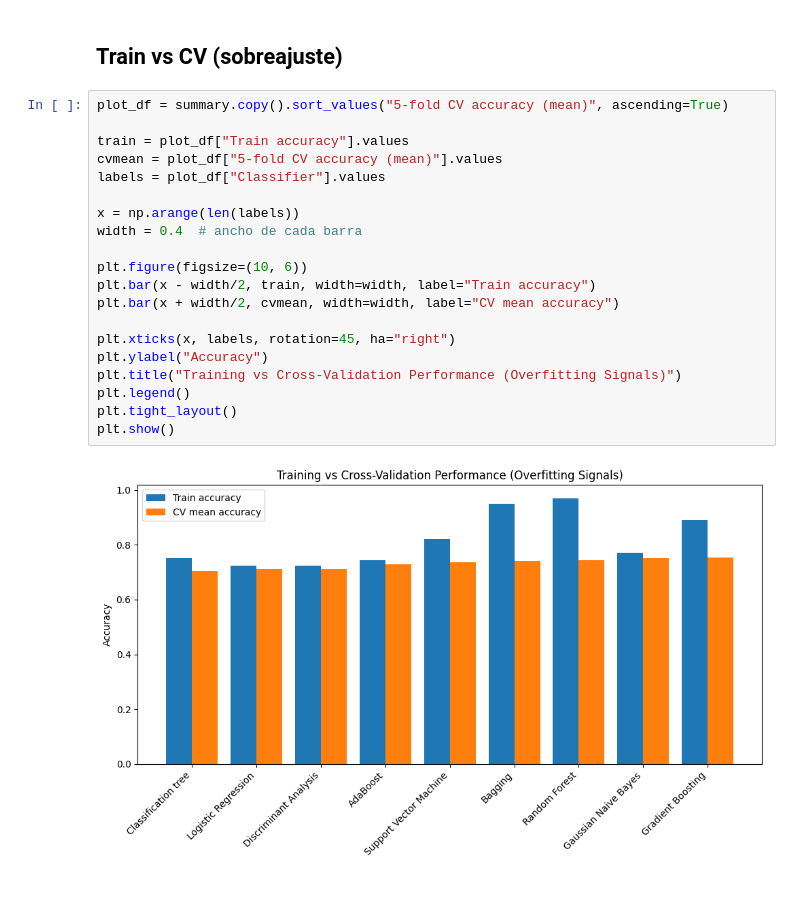
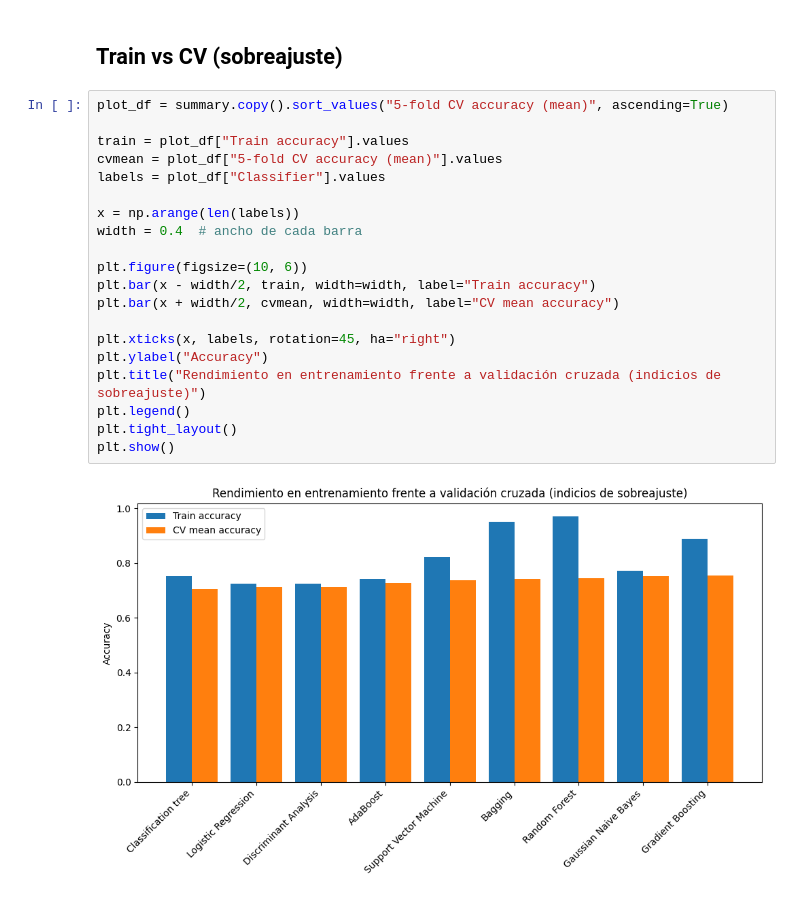
Before and after one commit to mayumar/Trabajo-Final-Supervisados, a Jupyter notebook: main.ipynb, the cells around one changed output. Drawn from its saved outputs; the diff is of its cells as text.

```diff
--- a/main.ipynb
+++ b/main.ipynb
@@ -716,22 +714,22 @@ plt.show()
 # %%
 plot_df = summary.copy().sort_values("5-fold CV accuracy (mean)", ascending=True)
 
 train = plot_df["Train accuracy"].values
 cvmean = plot_df["5-fold CV accuracy (mean)"].values
 labels = plot_df["Classifier"].values
 
 x = np.arange(len(labels))
 width = 0.4  # ancho de cada barra
 
 plt.figure(figsize=(10, 6))
 plt.bar(x - width/2, train, width=width, label="Train accuracy")
 plt.bar(x + width/2, cvmean, width=width, label="CV mean accuracy")
 
 plt.xticks(x, labels, rotation=45, ha="right")
 plt.ylabel("Accuracy")
-plt.title("Training vs Cross-Validation Performance (Overfitting Signals)")
+plt.title("Rendimiento en entrenamiento frente a validación cruzada (indicios de sobreajuste)")
 plt.legend()
 plt.tight_layout()
 plt.show()
 # %% [output]
-[figure, old version]
+[figure, new version]
```
Also changed, not shown: parts of 7 cells of this notebook.
